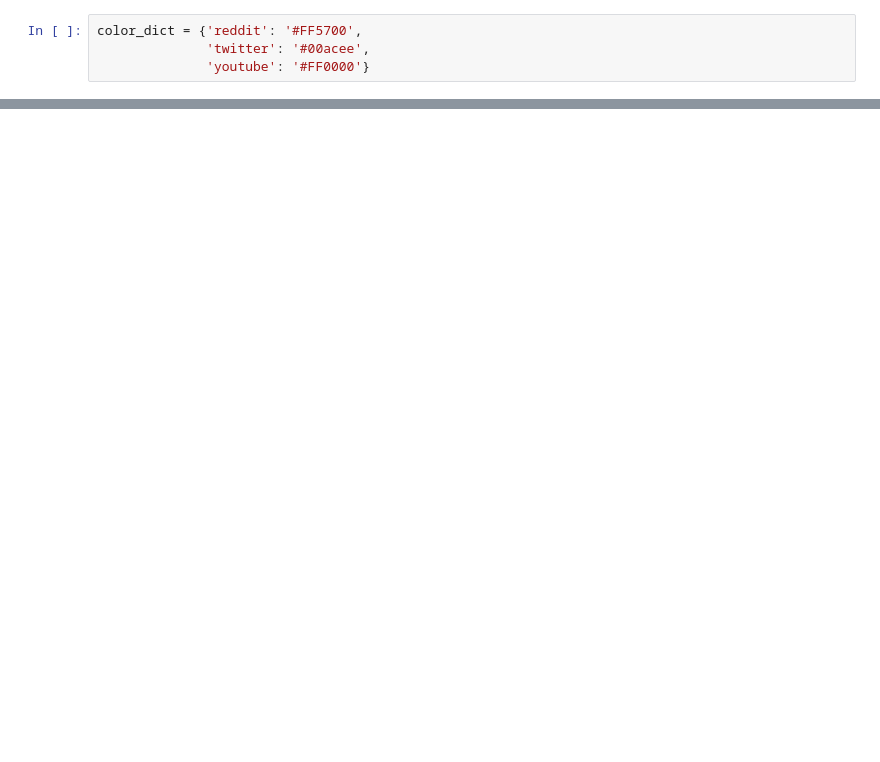
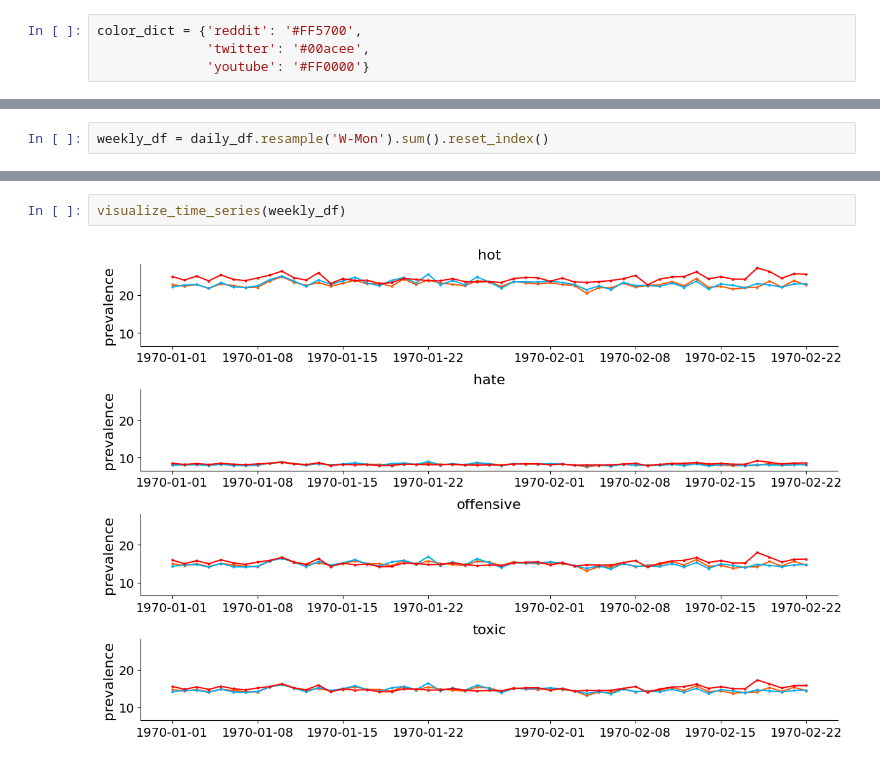
Before and after one commit to avalanchesiqi/pyquantifier, a Jupyter notebook: hot_speech/data_visualization.ipynb, the cells around one changed output, grey strips where cells are left out. Drawn from its saved outputs; the diff is of its cells as text; blank space fills up the shorter version.

```diff
--- a/hot_speech/data_visualization.ipynb
+++ b/hot_speech/data_visualization.ipynb
@@ -54,0 +57,2 @@ visualize_time_series()
+# %%
+weekly_df = daily_df.resample('W-Mon').sum().reset_index()
@@ -54,0 +68,4 @@ visualize_time_series()
+# %%
+visualize_time_series(weekly_df)
+# %% [output]
+[figure, added]
```
Also changed, not shown: parts of 7 cells of this notebook, 1 other file.
